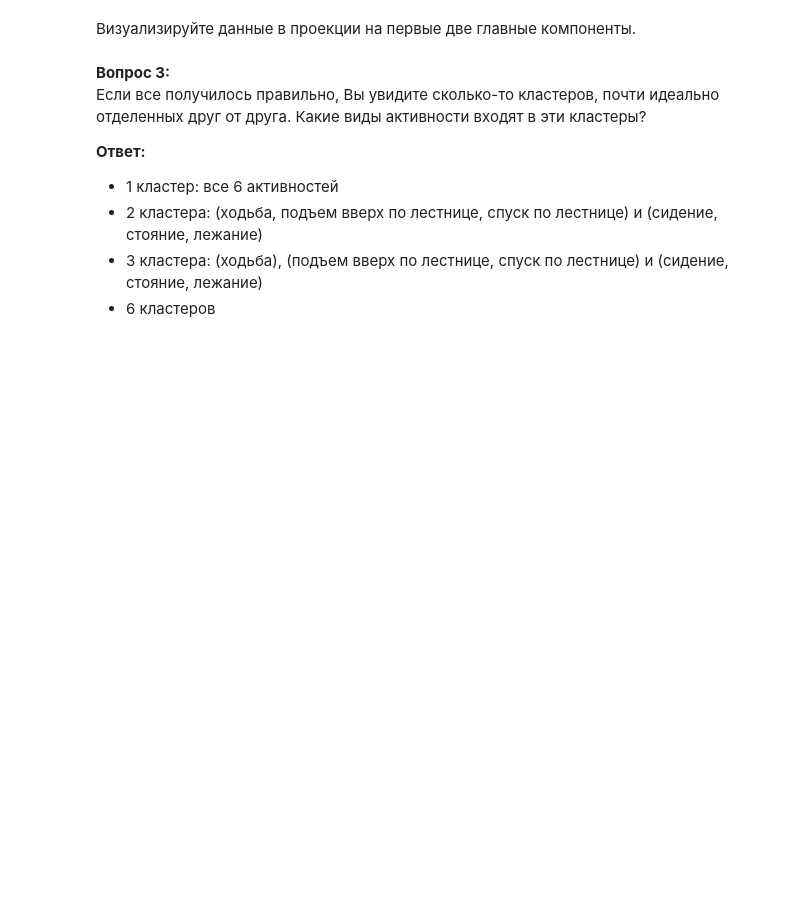
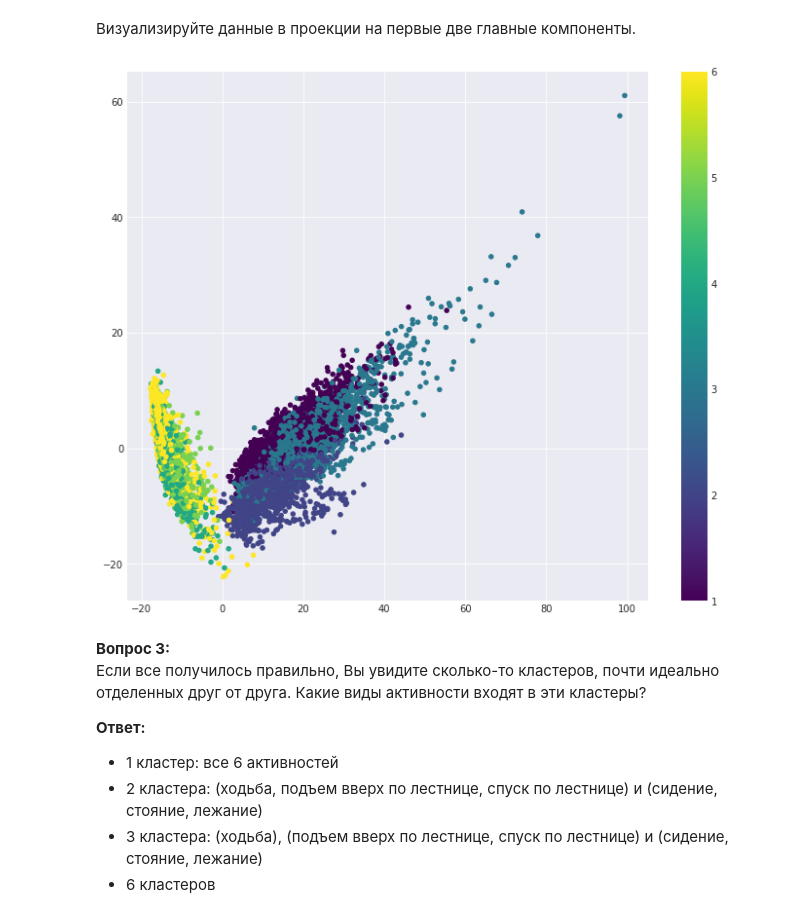
Before and after one commit to litichevskiydv/OdsCourse, a Jupyter notebook: homeworks/hw7_session3_unsupervised_learning.ipynb, the cells around one changed output. Saved outputs shown, nothing was run; the diff lists cells and outputs as text; code cells hidden in the pictures; blank space fills up the shorter version.

```diff
--- a/homeworks/hw7_session3_unsupervised_learning.ipynb
+++ b/homeworks/hw7_session3_unsupervised_learning.ipynb
@@ -115,8 +115,11 @@ print(round(pca.explained_variance_ratio_[0]*100))
 # %% [markdown]
 Визуализируйте данные в проекции на первые две главные компоненты.
 # %%
-# Ваш код здесь
-plt.scatter(, , c=y, s=20, cmap='viridis');
+plt.figure(figsize=(12,10));
+plt.scatter(X_pca[:, 0], X_pca[:, 1], c=y, s=20, cmap='viridis');
+plt.colorbar();
+# %% [output]
+[figure, added]
 # %% [markdown]
 **Вопрос 3:**<br>
 Если все получилось правильно, Вы увидите сколько-то кластеров, почти идеально отделенных друг от друга. Какие виды активности входят в эти кластеры?<br>
```
Also changed, not shown: parts of 2 cells of this notebook.
